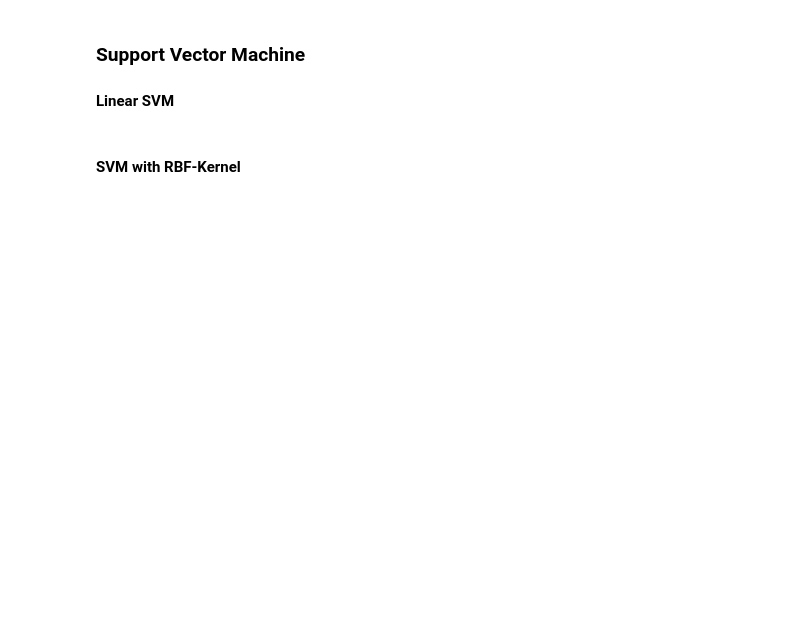
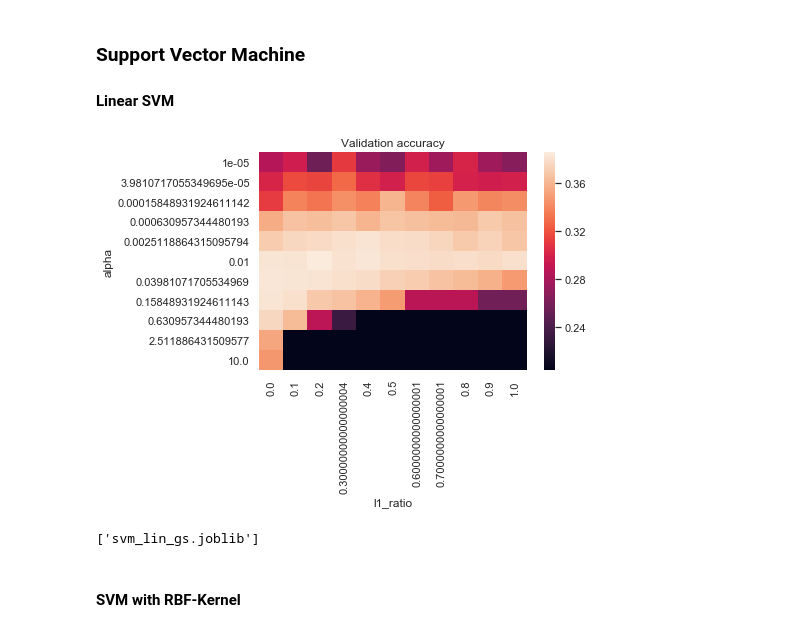
Before and after one commit to tloeber/Springboard, a Jupyter notebook: capstone_lending_club/2_modeling_NEW.ipynb, the cells around one changed output. Cells and saved outputs as stored; diff of their text form; code cells hidden in the pictures; blank space fills up the shorter version.

```diff
--- a/capstone_lending_club/2_modeling_NEW.ipynb
+++ b/capstone_lending_club/2_modeling_NEW.ipynb
@@ -238,4 +266,13 @@ classification_reports[('SVM', df_name)] = \
     classification_report(y_test, y_pred_svm)
+# %%
+gs_heatmap(svm_lin_gs)
+# %% [output]
+[figure, added]
+# %%
+# Save model
+joblib.dump(svm_lin_gs, 'svm_lin_gs.joblib')
+# %% [output]
+['svm_lin_gs.joblib']
 # %% [markdown]
 #### SVM with RBF-Kernel
 # %%
```
Also changed, not shown: parts of 20 cells of this notebook.
